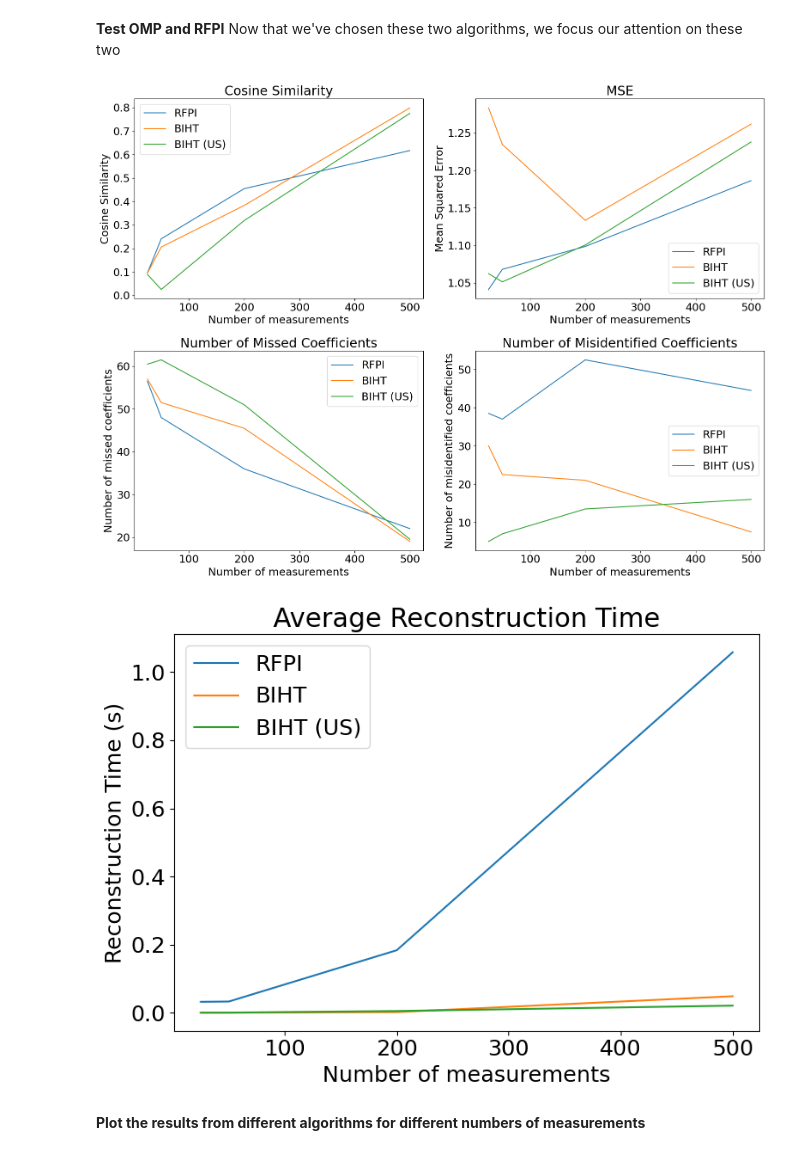
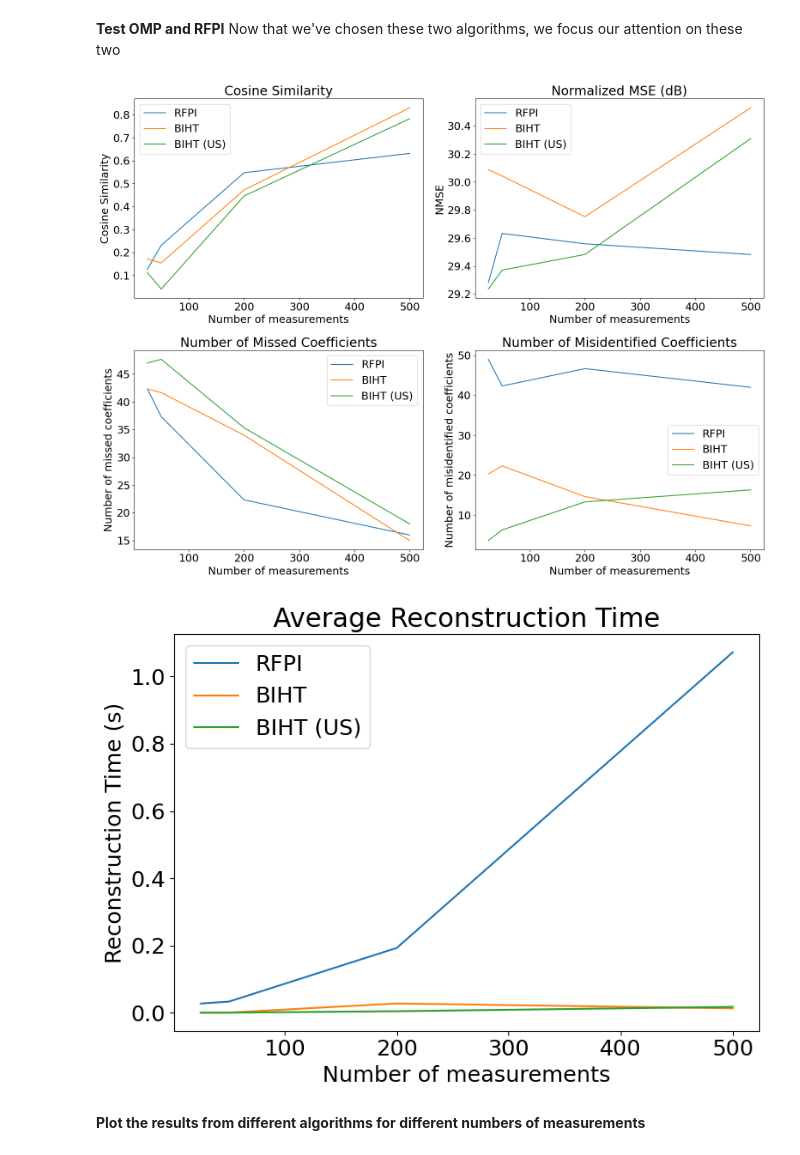
Before and after one commit to josephine-king/EE4740_ImageCompression, a Jupyter notebook: image_compression.ipynb, the cells around one changed output. Cells and saved outputs as stored; diff of their text form; code cells hidden in the pictures.

```diff
--- a/image_compression.ipynb
+++ b/image_compression.ipynb
@@ -109,7 +109,10 @@ def soft_thresholding(x, threshold):
     return np.sign(x) * np.maximum(np.abs(x) - threshold, 0)
 
 def calculate_normalized_mse(original_data, est_data):
-    return np.mean((original_data - est_data)**2) / np.mean(original_data**2)
+    print(np.max(original_data-est_data))
+    print(np.sum((original_data-est_data)**2))
+    print(np.sum(original_data**2))
+    return np.sum((original_data - est_data)**2) / np.sum(original_data**2)
 
 def calculate_missed_coefficients(original_data, est_data):
     original_data = original_data.reshape((-1, 1))
@@ -392,14 +395,15 @@ def plot_sparsities(algo, sparse_data, num_images, m, step_size, lamda, sparsity
     return cosine_sims, sparsities
 
 def plot_metrics(algo_name, axs, meas_matrix_dims, cosine_sim, mses, missed_coeffs, misided_coeffs):
+    mses_db = [10*np.log10(x) for x in mses]
     axs[0][0].plot(meas_matrix_dims, cosine_sim, label=algo_name);
     axs[0][0].set_title("Cosine Similarity")
     axs[0][0].set_xlabel("Number of measurements")
     axs[0][0].set_ylabel("Cosine Similarity")
-    axs[0][1].plot(meas_matrix_dims, mses, label=algo_name);
-    axs[0][1].set_title("MSE")
+    axs[0][1].plot(meas_matrix_dims, mses_db, label=algo_name);
+    axs[0][1].set_title("Normalized MSE (dB)")
     axs[0][1].set_xlabel("Number of measurements")
-    axs[0][1].set_ylabel("Mean Squared Error")
+    axs[0][1].set_ylabel("NMSE")
     axs[1][0].plot(meas_matrix_dims, missed_coeffs, label=algo_name);
     axs[1][0].set_title("Number of Missed Coefficients")
     axs[1][0].set_xlabel("Number of measurements")
@@ -463,33 +483,33 @@ plt.show()
 # %% [markdown]
 **Test OMP and RFPI** Now that we've chosen these two algorithms, we focus our attention on these two
 # %%
-num_img = 50
+num_img = 3
 test_data = get_images(sparse_data, 0, num_img)
 
 cosine_sim_rfpi, mses_rfpi, missed_coeffs_rfpi, misided_coeffs_rfpi, curr_data, estimate_rfpi, convergence_rfpi, time_rfpi = test_algo("rfpi", num_img, test_data, meas_matrix_dims, 1e-4, 1, 0, False, 1e-4, 1000)
 cosine_sim_biht, mses_biht, missed_coeffs_biht, misided_coeffs_biht, curr_data, estimate_biht, convergence_biht, time_biht = test_algo("biht", num_img, test_data, meas_matrix_dims, 1e-5, 0.1, 80, True, 0, 1000)
 cosine_sim_biht_us, mses_biht_us, missed_coeffs_biht_us, misided_coeffs_biht_us, curr_data, estimate_biht_us, convergence_biht_us, time_biht_us = test_algo("biht", num_img, test_data, meas_matrix_dims, 1e-5, 0.1, 10, False, 0, 1000)
 
 fig, axs = plt.subplots(2, 2, figsize=(16, 12))
 plot_metrics("RFPI", axs, meas_matrix_dims, cosine_sim_rfpi, mses_rfpi, missed_coeffs_rfpi, misided_coeffs_rfpi)
 plot_metrics("BIHT", axs, meas_matrix_dims, cosine_sim_biht, mses_biht, missed_coeffs_biht, misided_coeffs_biht)
 plot_metrics("BIHT (US)", axs, meas_matrix_dims, cosine_sim_biht_us, mses_biht_us, missed_coeffs_biht_us, misided_coeffs_biht_us)
 for row in axs:
     for ax in row:
         ax.legend()
 plt.tight_layout()
 plt.show()
 
 fig, axs = plt.subplots(1, 1, figsize=(8, 6))
 plot_time("RFPI", axs, meas_matrix_dims, time_rfpi)
 plot_time("BIHT", axs, meas_matrix_dims, time_biht)
 plot_time("BIHT (US)", axs, meas_matrix_dims, time_biht_us)
 axs.legend()
 plt.tight_layout()
 plt.show()
 # %% [output]
-[figure, old version]
+[figure, new version]
-[figure, old version]
+[figure, new version]
 # %% [markdown]
 **Plot the results from different algorithms for different numbers of measurements**
 # %%
```
Also changed, not shown: parts of 4 cells of this notebook.
